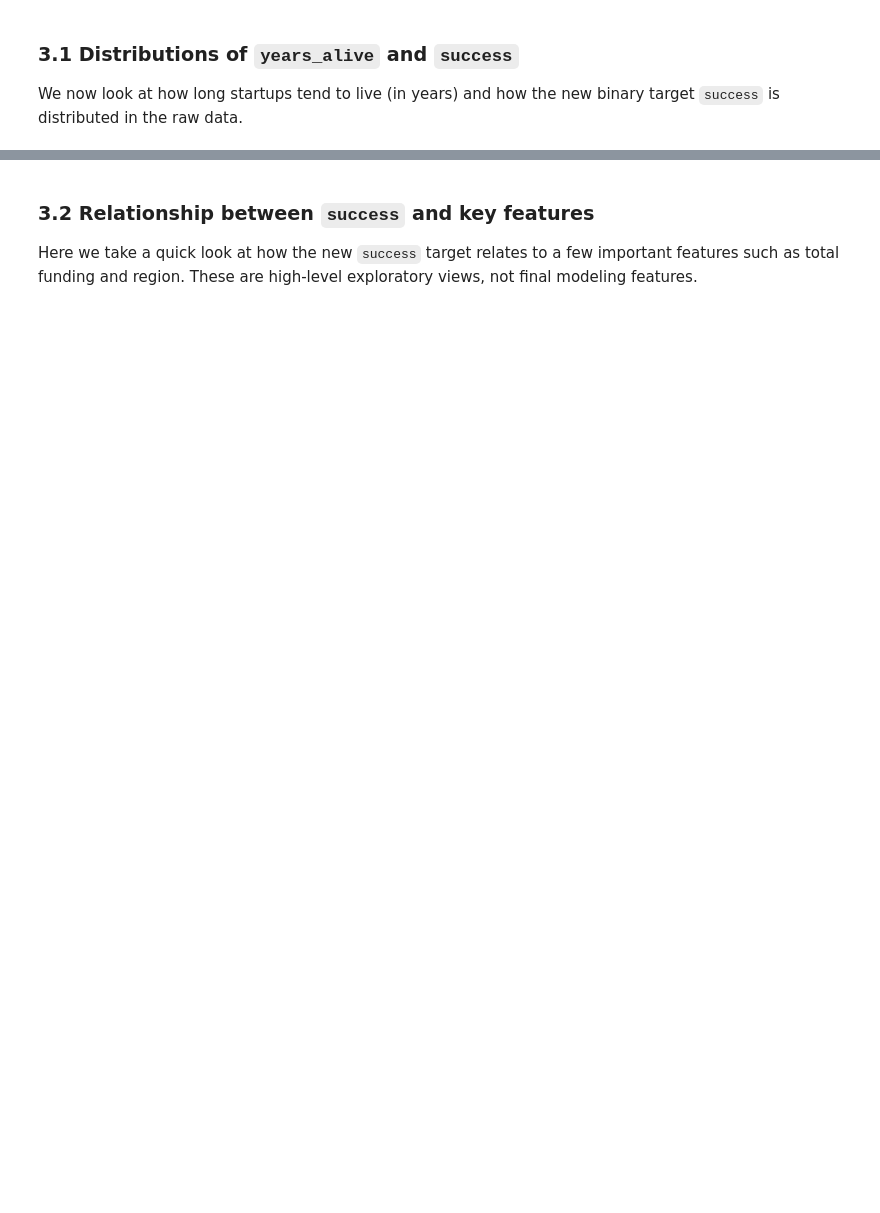
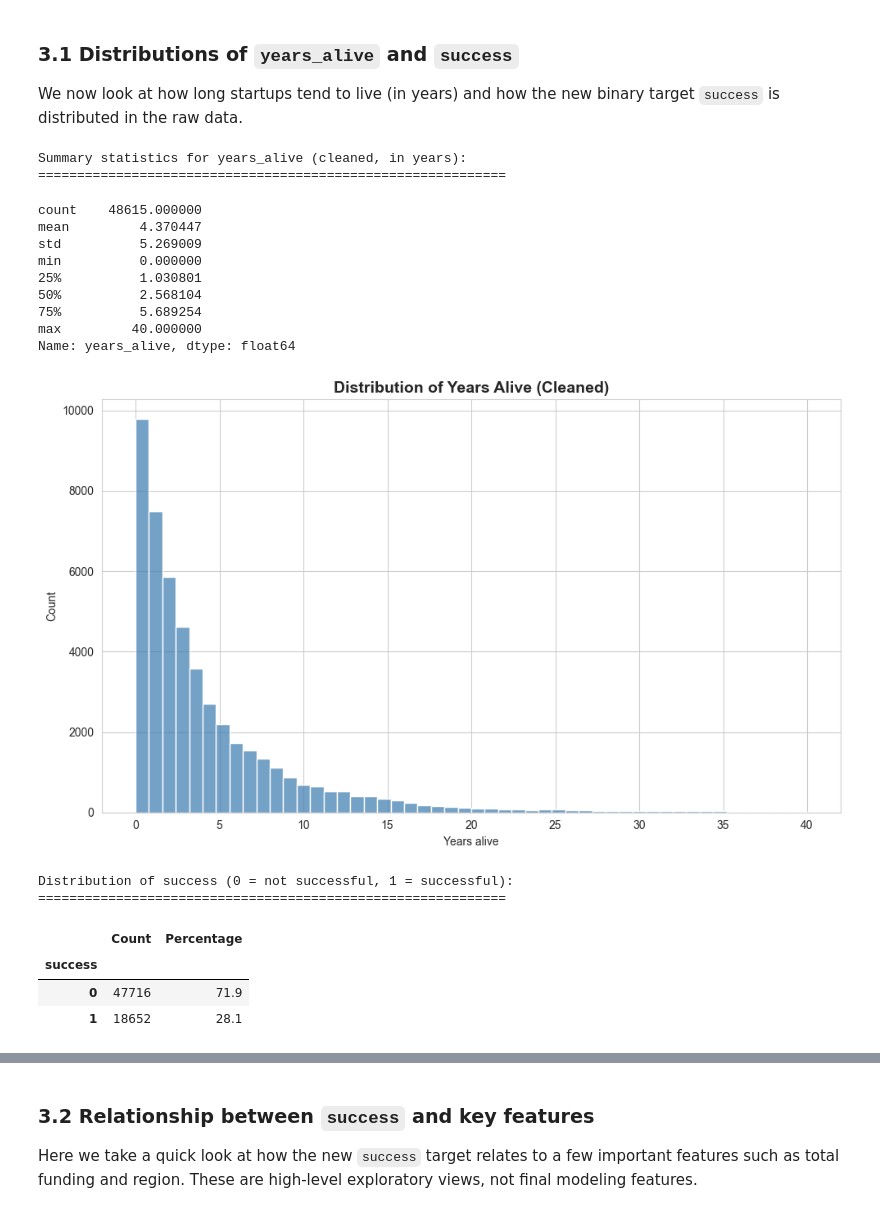
Before and after one commit to yxseef/venturesurvive, a Jupyter notebook: notebooks/01_data_overview.ipynb, the cells around one changed output, grey strips where cells are left out. Saved outputs shown, nothing was run; the diff lists cells and outputs as text; code cells hidden in the pictures; blank space fills up the shorter version.

```diff
--- a/notebooks/01_data_overview.ipynb
+++ b/notebooks/01_data_overview.ipynb
@@ -191,40 +202,71 @@ We now look at how long startups tend to live (in years) and how the new binary
 # Distribution of years_alive
 
 if "years_alive" in eda_df.columns:
-    print("Summary statistics for years_alive (in years):")
+    years_alive_clean = eda_df["years_alive"].dropna()
+    years_alive_clean = years_alive_clean[
+        (years_alive_clean >= 0) & (years_alive_clean <= 40)
+    ]
+
+    print("Summary statistics for years_alive (cleaned, in years):")
     print("=" * 60)
-    display(eda_df["years_alive"].describe())
+    display(years_alive_clean.describe())
 
     plt.figure(figsize=(10, 6))
-    sns.histplot(eda_df["years_alive"].dropna(), bins=50, kde=False, color="steelblue")
-    plt.title("Distribution of Years Alive", fontsize=14, fontweight="bold")
+    sns.histplot(
+        years_alive_clean,
+        bins=50,
+        kde=False,
+        color="steelblue"
+    )
+    plt.title("Distribution of Years Alive (Cleaned)", fontsize=14, fontweight="bold")
     plt.xlabel("Years alive")
     plt.ylabel("Count")
     plt.tight_layout()
     plt.show()
 else:
     print("Column 'years_alive' not available; skipping distribution plot.")
 
-# Distribution of success
+
+# Distribution of success (unchanged)
+
 if "success" in eda_df.columns:
     print("\nDistribution of success (0 = not successful, 1 = successful):")
     print("=" * 60)
     success_counts = eda_df["success"].value_counts(dropna=False).sort_index()
     success_pct = eda_df["success"].value_counts(normalize=True, dropna=False).sort_index() * 100
 
     success_df = pd.DataFrame({
         "Count": success_counts,
         "Percentage": success_pct.round(2)
     })
     display(success_df)
 
     plt.figure(figsize=(6, 5))
     success_counts.plot(kind="bar", color=["salmon", "seagreen"], edgecolor="black")
     plt.title("Distribution of Success Target", fontsize=14, fontweight="bold")
     plt.xlabel("success (0 = no, 1 = yes)")
     plt.ylabel("Count")
     plt.xticks(rotation=0)
     plt.tight_layout()
     plt.show()
 else:
     print("Column 'success' not available; skipping distribution plot.")
+# %% [output]
+Summary statistics for years_alive (cleaned, in years):
+============================================================
+count    48615.000000
+mean         4.370447
+std          5.269009
+min          0.000000
+25%          1.030801
+50%          2.568104
+75%          5.689254
+max         40.000000
+Name: years_alive, dtype: float64
+[figure, added]
+Distribution of success (0 = not successful, 1 = successful):
+============================================================
+|  | Count | Percentage |
+| success |  |  |
+| 0 | 47716 | 71.9 |
+| 1 | 18652 | 28.1 |
```
Also changed, not shown: parts of 3 cells of this notebook, 2 other files.
